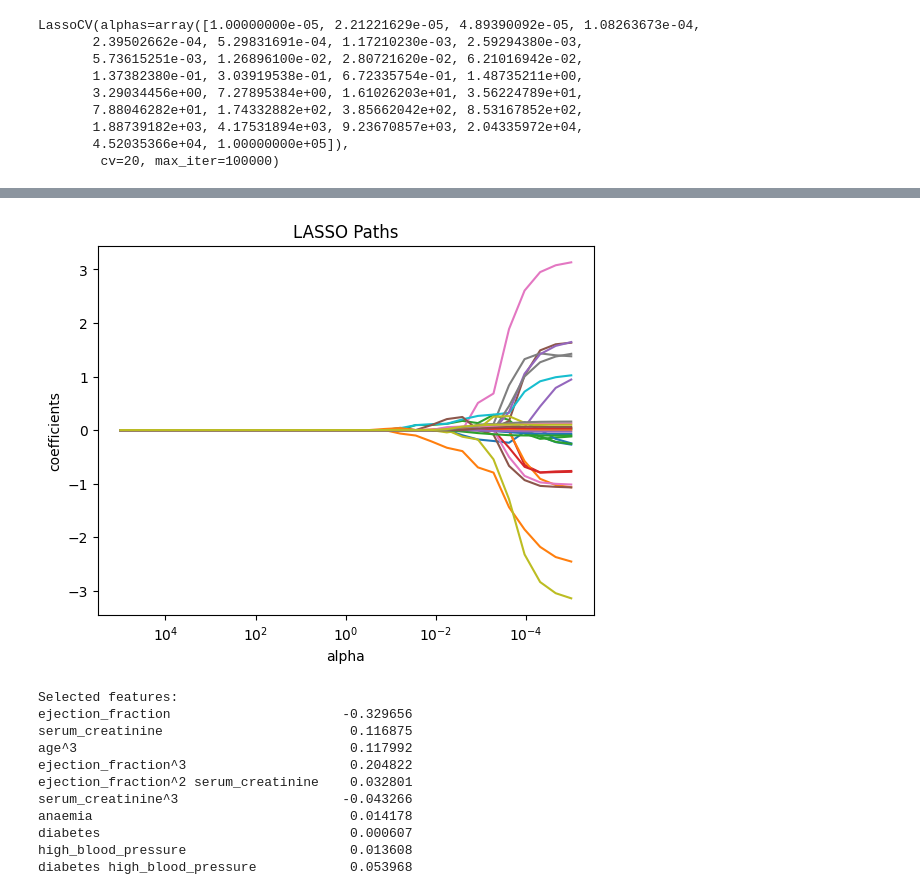
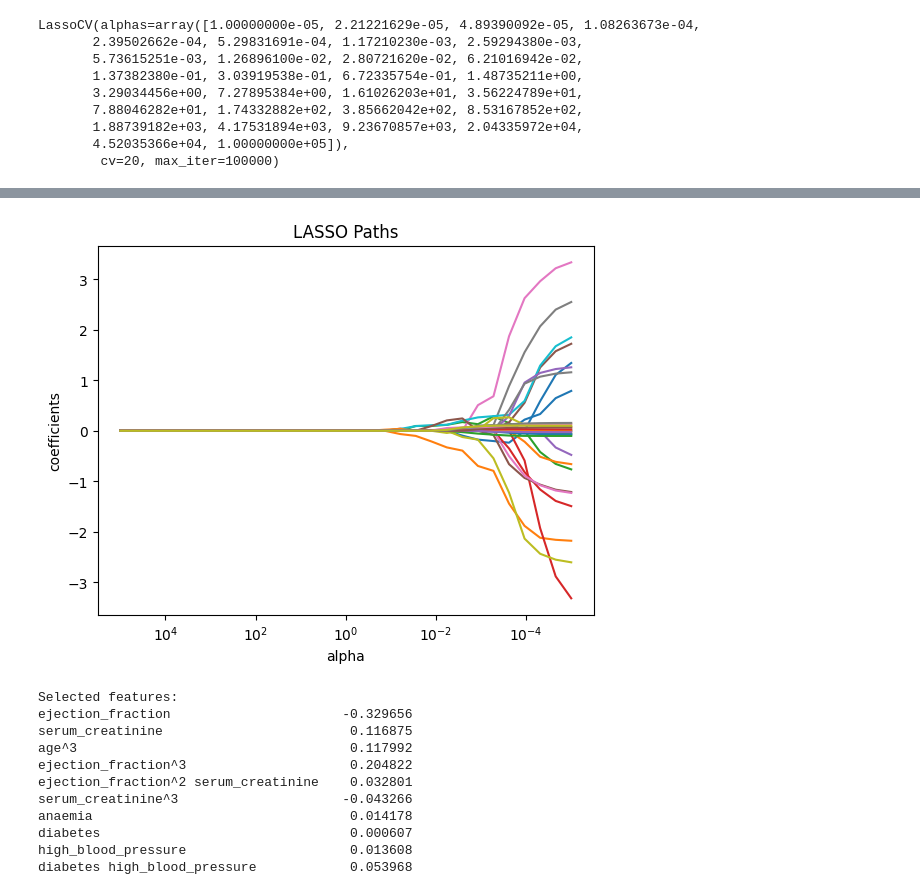
Before and after one commit to AlxScottt/undergrad_ml_assignments, a Jupyter notebook: 04_assignment_regularization.ipynb, the cells around one changed output, grey strips where cells are left out. Drawn from its saved outputs; the diff is of its cells as text; code cells hidden in the pictures.

```diff
--- a/04_assignment_regularization.ipynb
+++ b/04_assignment_regularization.ipynb
@@ -130,7 +130,7 @@ plt.show()
 coefs = [] #place to store
 
 for a in alphas:
-    l = Lasso(alpha=a, max_iter=10000)
+    l = Lasso(alpha=a, max_iter=100000)
     l.fit(X_scaled, y)
     coefs.append(l.coef_) #append it to the list
 
@@ -306,24 +306,24 @@ plt.show()
 # %%
 coefs = []
 
 for a in alphas:
-    l = Lasso(alpha=a, max_iter=10000)
+    l = Lasso(alpha=a, max_iter=100000)
     l.fit(X, y)
     coefs.append(l.coef_)
 
 coefs = np.array(coefs)
 
 for i in range(coefs.shape[1]):
     plt.plot(alphas, coefs[:, i])
 
 plt.xscale("log")
 plt.xlabel("alpha")
 plt.ylabel("coefficients")
 plt.title("LASSO Paths")
 plt.gca().invert_xaxis()
 plt.show()
 # %% [output]
-[figure, old version]
+[figure, new version]
 # %%
 lasso_coefs = pd.Series(lasso.coef_, index=feature_names)
 
```
Also changed, not shown: parts of 2 cells of this notebook.
